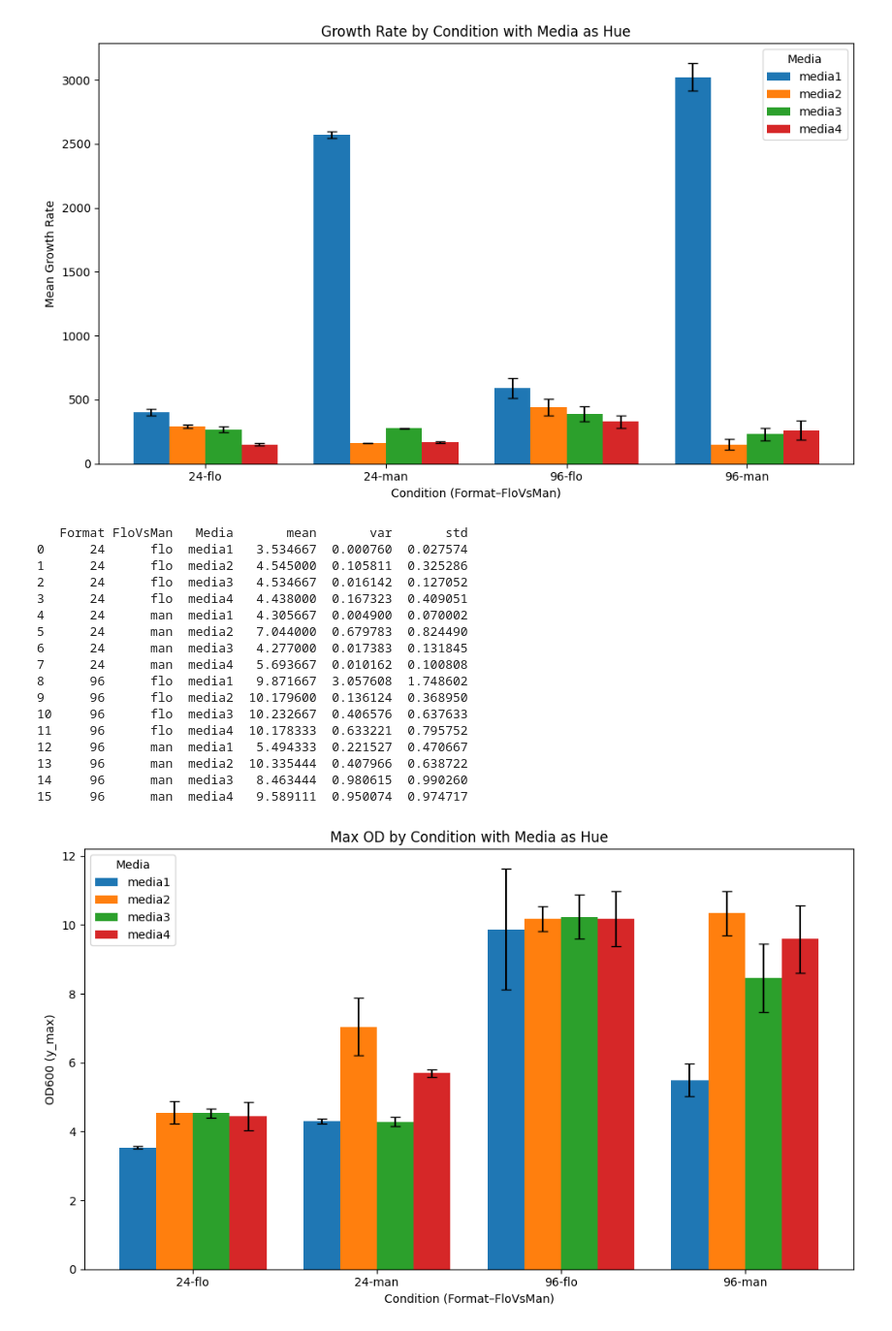
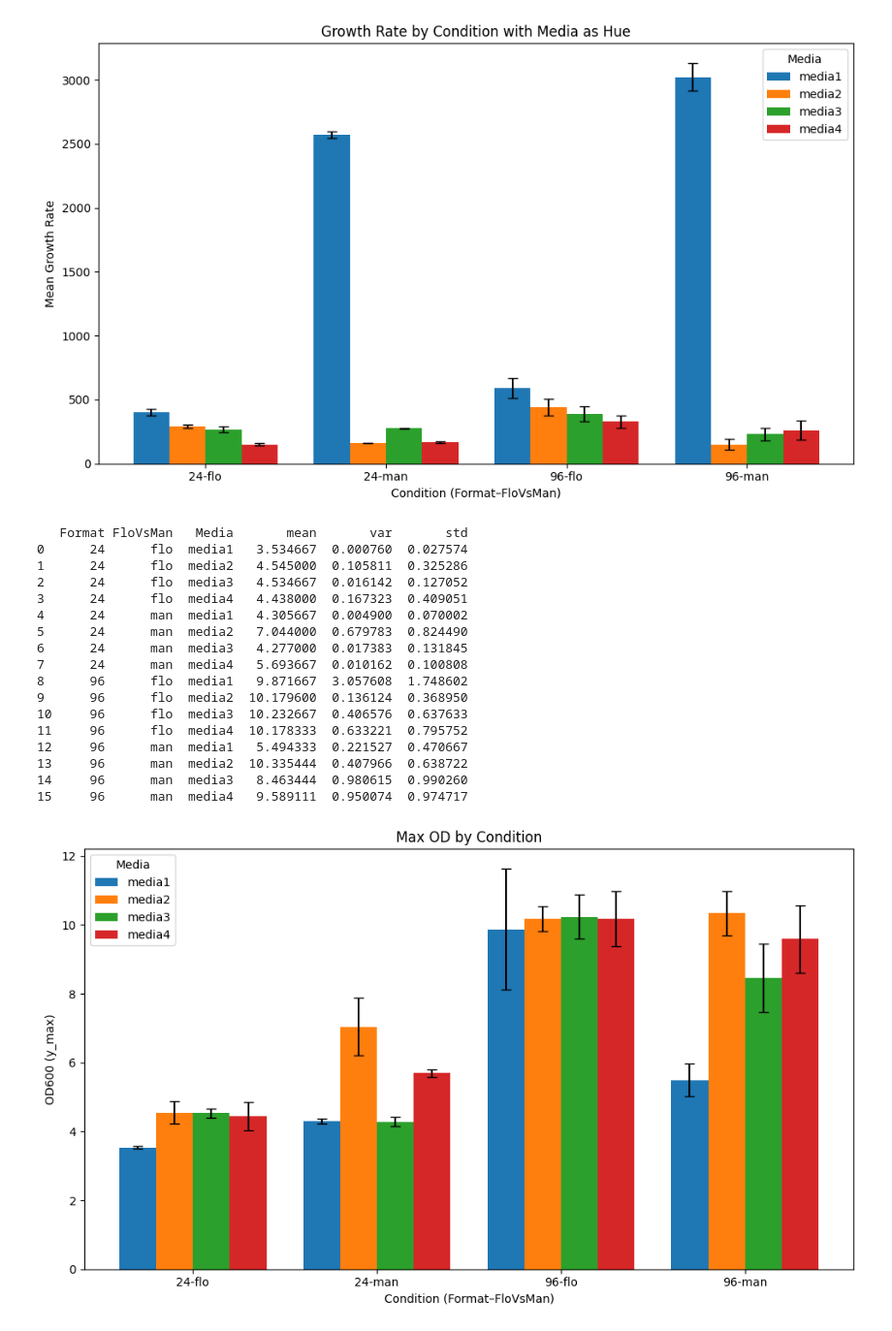
Before and after one commit to subarumuroi/Yarrowia_media_optimizer, a Jupyter notebook: Yarrowia Growth Rate Report Outputs.ipynb, the cells around one changed output. Shown at 97% size. Saved outputs shown, nothing was run; the diff lists cells and outputs as text; code cells hidden in the pictures.

```diff
--- a/Yarrowia Growth Rate Report Outputs.ipynb
+++ b/Yarrowia Growth Rate Report Outputs.ipynb
@@ -93,12 +76,0 @@ Variance aren't significantly different across media groups
-# %%
-# Create the 'Condition' column if it doesn’t already exist
-df['Condition'] = df['Format'].astype(str) + '-' + df['FloVsMan']
-
-# Group GrowthRate values by Condition
-grouped_by_condition = [group['GrowthRate'].values for name, group in df.groupby('Condition')]
-
-# Perform Levene's test
-stat_cond, p_cond = levene(*grouped_by_condition)
-
-print(f"Levene's test across Format–FloVsMan conditions:")
-print(f"Statistic: {stat_cond:.4f}, p-value: {p_cond:.4f}")
@@ -164,11 +76,0 @@ print(dunn)
-# %%
-# For 96-flo only
-df_96flo = df[(df['Format'] == '96') & (df['FloVsMan'] == 'flo')]
-
-# Group by media
-media_means = df_96flo.groupby('Media')['GrowthRate'].mean()
-media_stds = df_96flo.groupby('Media')['GrowthRate'].std()
-
-# Rough signal-to-noise ratio
-snr = (media_means.max() - media_means.min()) / media_stds.mean()
-print(f"Signal-to-noise ratio (96-flo): {snr:.2f}")
@@ -193,0 +77,15 @@ Passing `palette` without assigning `hue` is deprecated and will be removed in v
+# %%
+import statsmodels.api as sm
+from statsmodels.formula.api import ols
+import statsmodels.formula.api as smf
+
+# Two-way ANOVA with Media as a blocking factor
+model = ols("GrowthRate ~ C(Format) * C(FloVsMan) + C(Media)", data=df).fit()
+anova_table = sm.stats.anova_lm(model, typ=2)
+print(anova_table)
+
+# Mixed-effects model (Media as random effect)
+import statsmodels.formula.api as smf
+mixed = smf.mixedlm("GrowthRate ~ C(Format) * C(FloVsMan)", data=df, groups=df["Media"])
+mixed_res = mixed.fit()
+print(mixed_res.summary())
@@ -415,32 +535,32 @@ for i, media in enumerate(medias):
         width,
         label=f"{media}",
         yerr=sub['std'],
         capsize=4
     )
 
 plt.xticks(x + width*(len(medias)-1)/2, conds)
 plt.xlabel("Condition (Format–FloVsMan)")
 plt.ylabel("OD600 (y_max)")
-plt.title("Max OD by Condition with Media as Hue")
+plt.title("Max OD by Condition")
 plt.legend(title="Media")
 plt.tight_layout()
 plt.show()
 # %% [output]
    Format FloVsMan   Media       mean       var       std
 0      24      flo  media1   3.534667  0.000760  0.027574
 1      24      flo  media2   4.545000  0.105811  0.325286
 2      24      flo  media3   4.534667  0.016142  0.127052
 3      24      flo  media4   4.438000  0.167323  0.409051
 4      24      man  media1   4.305667  0.004900  0.070002
 5      24      man  media2   7.044000  0.679783  0.824490
 6      24      man  media3   4.277000  0.017383  0.131845
 7      24      man  media4   5.693667  0.010162  0.100808
 8      96      flo  media1   9.871667  3.057608  1.748602
 9      96      flo  media2  10.179600  0.136124  0.368950
 10     96      flo  media3  10.232667  0.406576  0.637633
 11     96      flo  media4  10.178333  0.633221  0.795752
 12     96      man  media1   5.494333  0.221527  0.470667
 13     96      man  media2  10.335444  0.407966  0.638722
 14     96      man  media3   8.463444  0.980615  0.990260
 15     96      man  media4   9.589111  0.950074  0.974717
-[figure, old version]
+[figure, new version]
```
Also changed, not shown: parts of 18 cells of this notebook, 2 other files.
